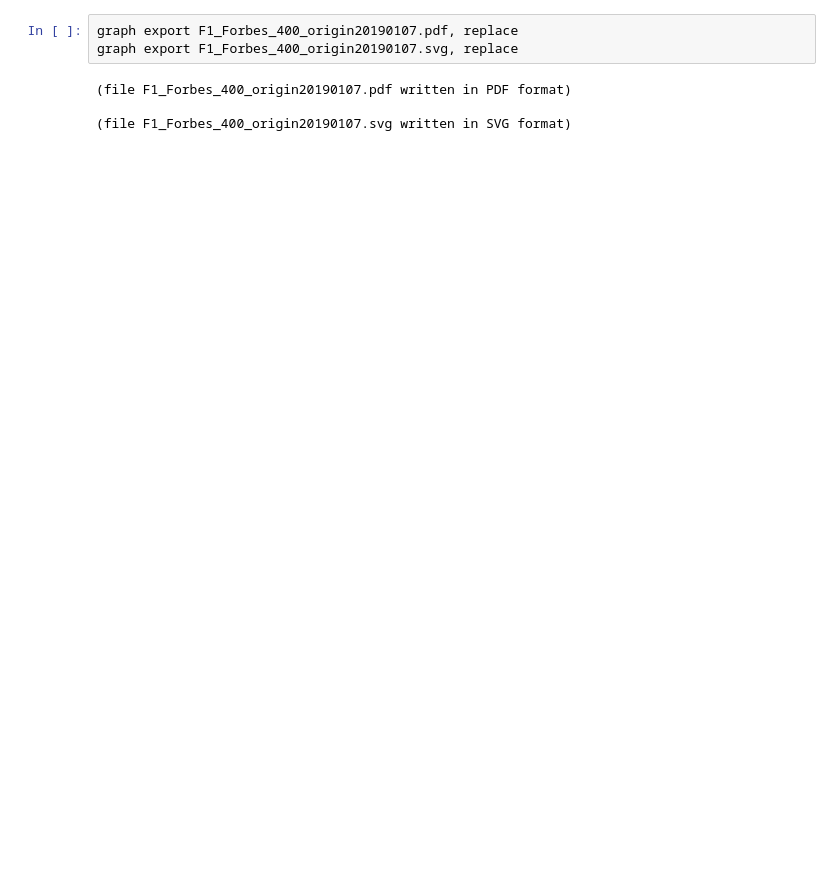
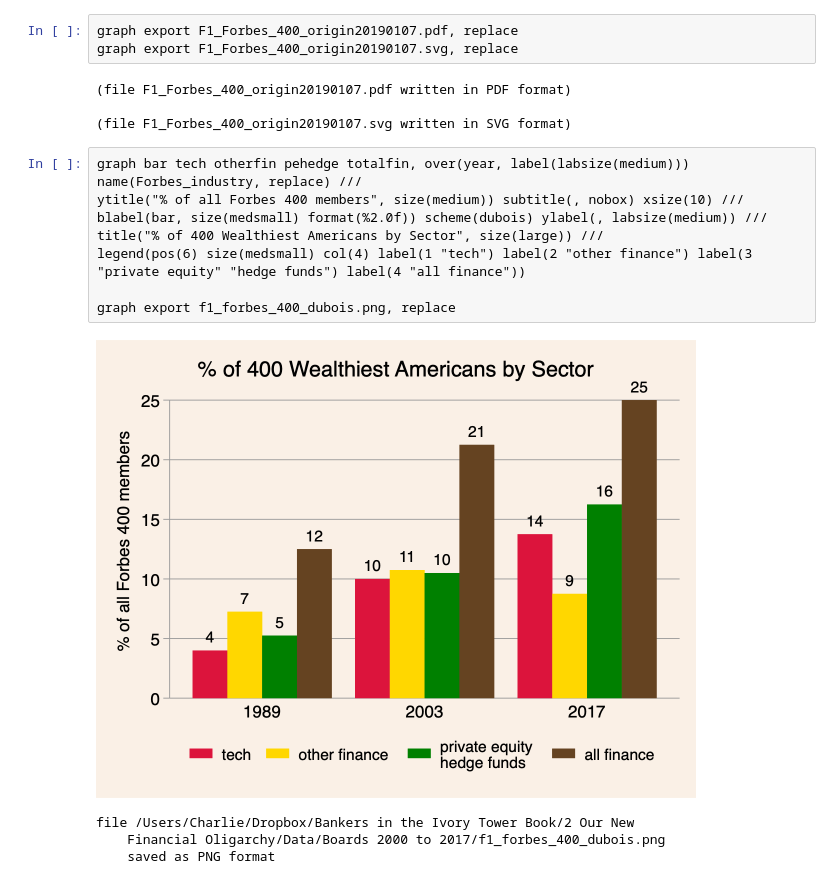
Before and after one commit to HigherEdData/Elite-Embededdness-University-Boards-and-Alumni-Ties, a Jupyter notebook: F1_Forbes_Finance20200127.ipynb, the cells around one changed output. Cells and saved outputs as stored; diff of their text form; blank space fills up the shorter version.

```diff
--- a/F1_Forbes_Finance20200127.ipynb
+++ b/F1_Forbes_Finance20200127.ipynb
@@ -55,3 +55,16 @@ graph export F1_Forbes_400_origin20190107.svg, replace
 (file F1_Forbes_400_origin20190107.pdf written in PDF format)
 
 (file F1_Forbes_400_origin20190107.svg written in SVG format)
+# %%
+graph bar tech otherfin pehedge totalfin, over(year, label(labsize(medium))) name(Forbes_industry, replace) ///
+ytitle("% of all Forbes 400 members", size(medium)) subtitle(, nobox) xsize(10) ///
+blabel(bar, size(medsmall) format(%2.0f)) scheme(dubois) ylabel(, labsize(medium)) ///
+title("% of 400 Wealthiest Americans by Sector", size(large)) ///
+legend(pos(6) size(medsmall) col(4) label(1 "tech") label(2 "other finance") label(3 "private equity" "hedge funds") label(4 "all finance"))
+
+graph export f1_forbes_400_dubois.png, replace
+# %% [output]
+[figure, added]
+file /Users/Charlie/Dropbox/Bankers in the Ivory Tower Book/2 Our New
+    Financial Oligarchy/Data/Boards 2000 to 2017/f1_forbes_400_dubois.png
+    saved as PNG format
```
Also changed, not shown: parts of 2 cells of this notebook, 3 other files.
